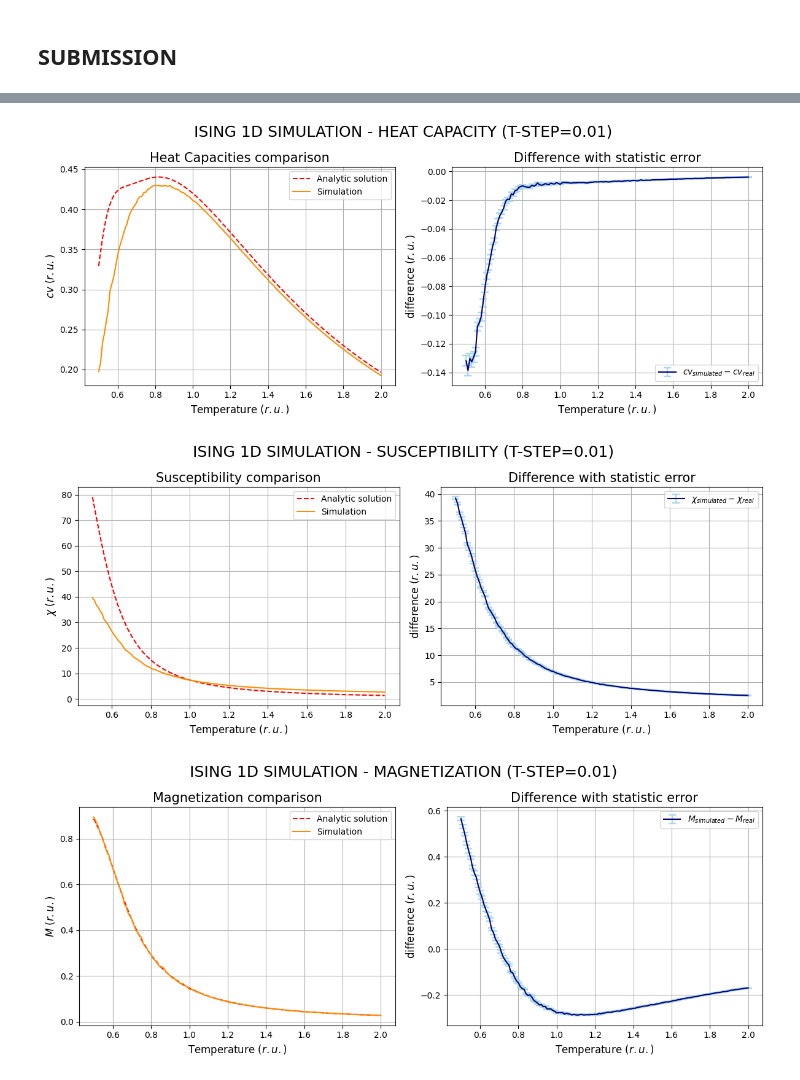
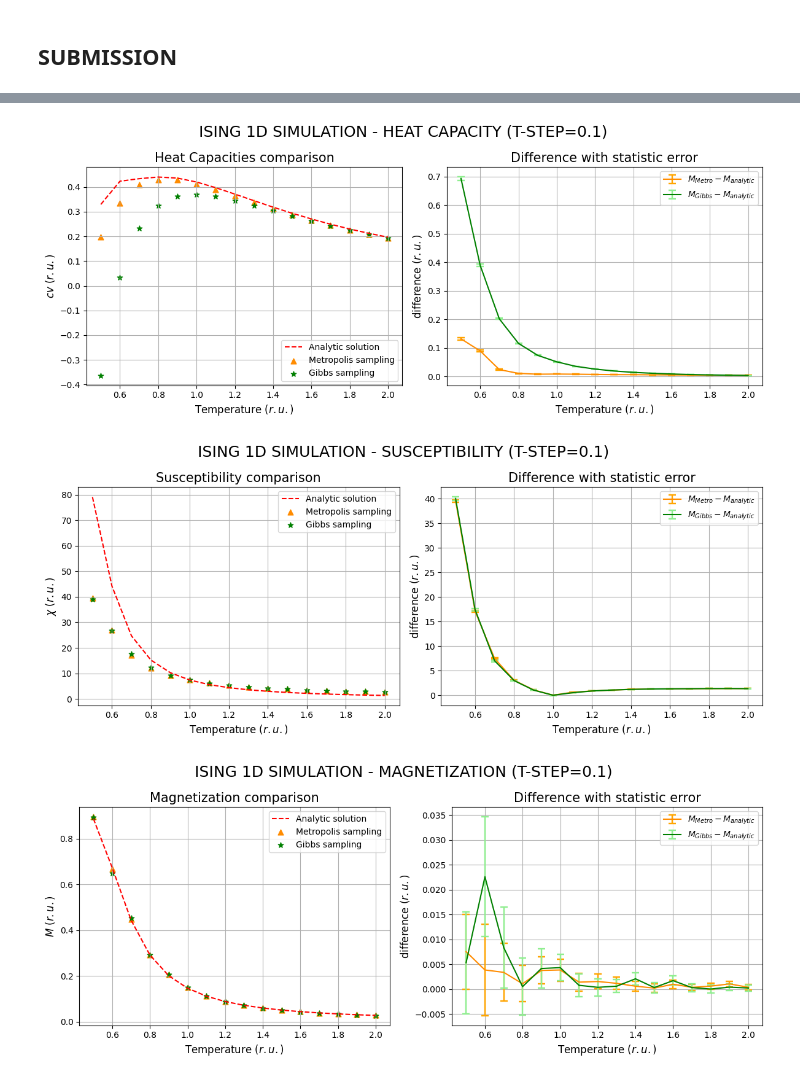
Before and after one commit to lazzerialberto/sim_numerica, a Jupyter notebook: lezione_6/LSN_Exercises_06.ipynb, the cells around one changed output, grey strips where cells are left out. Saved outputs shown, nothing was run; the diff lists cells and outputs as text; code cells hidden in the pictures.

```diff
--- a/lezione_6/LSN_Exercises_06.ipynb
+++ b/lezione_6/LSN_Exercises_06.ipynb
@@ -156,7 +156,7 @@ import numpy as np
 import pandas as pd
 import matplotlib.pyplot as plt
 
-points=151
+points=16
 T = np.linspace(0.5,2.0,num=points)
 beta = 1/T
 J = 1.0
@@ -164,6 +164,7 @@ Ns = 50
 th = np.tanh(J/T)
 thN= th**Ns
 ch = 1/th
+e = -J*( th + ch*thN )/( 1 + thN )
 heat=((beta*J)**2)*(((1+thN+(Ns-1)*(th**2)+(Ns-1)*(ch**2)*thN)/(1+thN))-Ns*((th+ch*thN)/(1+thN))**2)
 X = beta*np.exp(2*beta*J)*(1-thN)/(1+thN)
 h=0.02 #external field
@@ -174,6 +175,11 @@ Z = l1**Ns + l2**Ns
 M = (np.exp(b*J)*np.sinh(b*h)*((l1**(Ns-1))*(1+np.exp(b*J)*np.cosh(b*h)/np.sqrt(np.exp(2*b*J)*np.cosh(b*h)*np.cosh(b*h)-2*np.sinh(2*b*J)))
         + (l2**(Ns-1))*(1-np.exp(b*J)*np.cosh(b*h)/np.sqrt(np.exp(2*b*J)*np.cosh(b*h)*np.cosh(b*h)-2*np.sinh(2*b*J)))))/(Z)
 
+en_data=pd.read_fwf("./NSL_SIMULATOR/OUTPUT/total_energy.dat").iloc[:, 1:]
+en_data_gibbs=pd.read_fwf("./NSL_SIMULATOR/OUTPUT/total_energy_gibbs.dat").iloc[:, 1:]
 cv_data=pd.read_fwf("./NSL_SIMULATOR/OUTPUT/specific_heat.dat").iloc[:, 1:]
+cv_data_gibbs=pd.read_fwf("./NSL_SIMULATOR/OUTPUT/specific_heat_gibbs.dat").iloc[:, 1:]
 x_data=pd.read_fwf("./NSL_SIMULATOR/OUTPUT/susceptibility.dat").iloc[:, 1:]
+x_data_gibbs=pd.read_fwf("./NSL_SIMULATOR/OUTPUT/susceptibility_gibbs.dat").iloc[:, 1:]
 mag_data=pd.read_fwf("./NSL_SIMULATOR/OUTPUT/magnetization.dat").iloc[:, 1:]
+mag_data_gibbs=pd.read_fwf("./NSL_SIMULATOR/OUTPUT/magnetization_gibbs.dat").iloc[:, 1:]
@@ -180,34 +213,37 @@ mag_data=pd.read_fwf("./NSL_SIMULATOR/OUTPUT/magnetization.dat").iloc[:, 1:]
 # %%
 fig=plt.figure(figsize=(12,5))
 
 ax1 = fig.add_subplot(1,2,1)
 ax1.plot(T, heat,color='r',linestyle="--",label=r'Analytic solution')
-ax1.plot(cv_data["TEMP:"],cv_data["CV_AVE:"],color='darkorange',label=r'Simulation')
+ax1.scatter(cv_data["TEMP:"],cv_data["CV_AVE:"],color='darkorange',marker='^',s=40,label=r'Metropolis sampling')
+ax1.scatter(cv_data_gibbs["TEMP:"],cv_data_gibbs["CV_AVE:"],marker='*',s=40,color='green',label=r'Gibbs sampling')
 ax1.set_title(r"Heat Capacities comparison",fontsize=15)
 ax1.set_ylabel(r"$cv$ $(r.u.)$",fontsize=12)
 ax1.set_xlabel(r'Temperature $(r.u.)$',fontsize=12)
 ax1.grid(True)
 ax1.legend()
 
 ax2 = fig.add_subplot(1,2,2)
-ax2.errorbar(x=cv_data["TEMP:"],y=(cv_data["CV_AVE:"]-heat),yerr=cv_data["ERROR:"],color='navy',ecolor='lightblue',label=r'$cv_{simulated}-cv_{real}$',elinewidth=1.75, capsize=4, capthick=1.75)
+ax2.errorbar(x=cv_data["TEMP:"],y=abs(cv_data["CV_AVE:"]-heat),yerr=cv_data["ERROR:"],color='darkorange',ecolor='orange',label=r'$M_{Metro}-M_{analytic}$',elinewidth=1.75, capsize=4, capthick=1.75)
+ax2.errorbar(x=cv_data_gibbs["TEMP:"],y=abs(cv_data_gibbs["CV_AVE:"]-heat),yerr=cv_data_gibbs["ERROR:"],color='green',ecolor='lightgreen',label=r'$M_{Gibbs}-M_{analytic}$',elinewidth=1.75, capsize=4, capthick=1.75)
 ax2.set_title(r"Difference with statistic error",fontsize=15)
 ax2.set_ylabel(r"difference $(r.u.)$",fontsize=12)
 ax2.set_xlabel(r'Temperature $(r.u.)$',fontsize=12)
 ax2.grid(True)
 ax2.legend()
 
-plt.suptitle(r"ISING 1D SIMULATION - HEAT CAPACITY (T-STEP=0.01)", fontsize=18)
+plt.suptitle(r"ISING 1D SIMULATION - HEAT CAPACITY (T-STEP=0.1)", fontsize=18)
 plt.tight_layout()
 plt.show()
 # %% [output]
-[figure, old version]
+[figure, new version]
 # %%
 fig=plt.figure(figsize=(12,5))
 
 ax3 = fig.add_subplot(1,2,1)
 ax3.plot(T, X,color='r',linestyle="--",label=r'Analytic solution')
-ax3.plot(x_data["TEMP:"],x_data["X_AVE:"],color='darkorange',label=r'Simulation')
+ax3.scatter(x_data["TEMP:"],x_data["X_AVE:"],color='darkorange',marker='^',s=40,label=r'Metropolis sampling')
+ax3.scatter(x_data_gibbs["TEMP:"],x_data_gibbs["X_AVE:"],marker='*',s=40,color='green',label=r'Gibbs sampling')
 ax3.set_title(r"Susceptibility comparison",fontsize=15)
 ax3.set_ylabel(r"$\chi$ $(r.u.)$",fontsize=12)
 ax3.set_xlabel(r'Temperature $(r.u.)$',fontsize=12)
@@ -215,24 +251,26 @@ ax3.grid(True)
 ax3.legend()
 
 ax4 = fig.add_subplot(1,2,2)
-ax4.errorbar(x=x_data["TEMP:"],y=(x_data["X_AVE:"]-heat),yerr=x_data["ERROR:"],color='navy',ecolor='lightblue',label=r'$\chi_{simulated}-\chi_{real}$',elinewidth=1.75, capsize=4, capthick=1.75)
+ax4.errorbar(x=x_data["TEMP:"],y=abs(x_data["X_AVE:"]-X),yerr=x_data["ERROR:"],color='darkorange',ecolor='orange',label=r'$M_{Metro}-M_{analytic}$',elinewidth=1.75, capsize=4, capthick=1.75)
+ax4.errorbar(x=x_data_gibbs["TEMP:"],y=abs(x_data_gibbs["X_AVE:"]-X),yerr=x_data_gibbs["ERROR:"],color='green',ecolor='lightgreen',label=r'$M_{Gibbs}-M_{analytic}$',elinewidth=1.75, capsize=4, capthick=1.75)
 ax4.set_title(r"Difference with statistic error",fontsize=15)
 ax4.set_ylabel(r"difference $(r.u.)$",fontsize=12)
 ax4.set_xlabel(r'Temperature $(r.u.)$',fontsize=12)
 ax4.grid(True)
 ax4.legend()
 
-plt.suptitle(r"ISING 1D SIMULATION - SUSCEPTIBILITY (T-STEP=0.01)", fontsize=18)
+plt.suptitle(r"ISING 1D SIMULATION - SUSCEPTIBILITY (T-STEP=0.1)", fontsize=18)
 plt.tight_layout()
 plt.show()
 # %% [output]
-[figure, old version]
+[figure, new version]
 # %%
 fig=plt.figure(figsize=(12,5))
 
 ax5 = fig.add_subplot(1,2,1)
 ax5.plot(T, M,color='r',linestyle="--",label=r'Analytic solution')
-ax5.plot(mag_data["TEMP:"],mag_data["M_AVE:"],color='darkorange',label=r'Simulation')
+ax5.scatter(mag_data["TEMP:"],mag_data["M_AVE:"],color='darkorange',marker='^',s=40,label=r'Metropolis sampling')
+ax5.scatter(mag_data_gibbs["TEMP:"],mag_data_gibbs["M_AVE:"],marker='*',s=40,color='green',label=r'Gibbs sampling')
 ax5.set_title(r"Magnetization comparison",fontsize=15)
 ax5.set_ylabel(r"$M$ $(r.u.)$",fontsize=12)
 ax5.set_xlabel(r'Temperature $(r.u.)$',fontsize=12)
@@ -240,15 +278,16 @@ ax5.grid(True)
 ax5.legend()
 
 ax6 = fig.add_subplot(1,2,2)
-ax6.errorbar(x=mag_data["TEMP:"],y=(mag_data["M_AVE:"]-heat),yerr=mag_data["ERROR:"],color='navy',ecolor='lightblue',label=r'$M_{simulated}-M_{real}$',elinewidth=1.75, capsize=4, capthick=1.75)
+ax6.errorbar(x=mag_data["TEMP:"],y=abs(mag_data["M_AVE:"]-M),yerr=mag_data["ERROR:"],color='darkorange',ecolor='orange',label=r'$M_{Metro}-M_{analytic}$',elinewidth=1.75, capsize=4, capthick=1.75)
+ax6.errorbar(x=mag_data_gibbs["TEMP:"],y=abs(mag_data_gibbs["M_AVE:"]-M),yerr=mag_data_gibbs["ERROR:"],color='green',ecolor='lightgreen',label=r'$M_{Gibbs}-M_{analytic}$',elinewidth=1.75, capsize=4, capthick=1.75)
 ax6.set_title(r"Difference with statistic error",fontsize=15)
 ax6.set_ylabel(r"difference $(r.u.)$",fontsize=12)
 ax6.set_xlabel(r'Temperature $(r.u.)$',fontsize=12)
 ax6.grid(True)
 ax6.legend()
 
-plt.suptitle(r"ISING 1D SIMULATION - MAGNETIZATION (T-STEP=0.01)", fontsize=18)
+plt.suptitle(r"ISING 1D SIMULATION - MAGNETIZATION (T-STEP=0.1)", fontsize=18)
 plt.tight_layout()
 plt.show()
 # %% [output]
-[figure, old version]
+[figure, new version]
```
Also changed, not shown: parts of 1 cell of this notebook, 16 other files.
